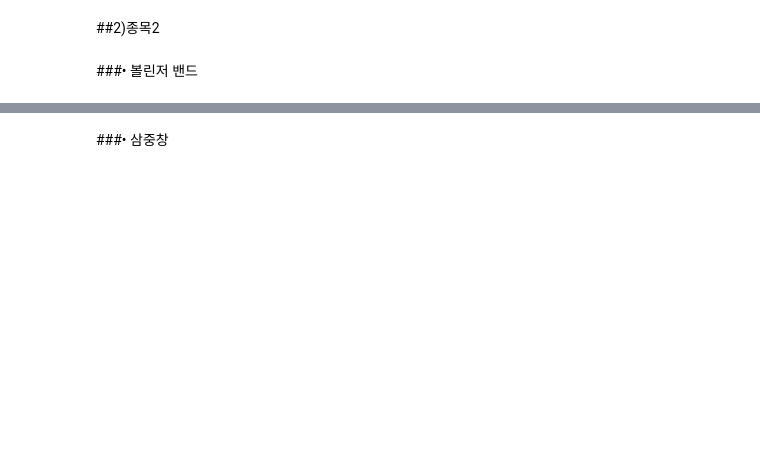
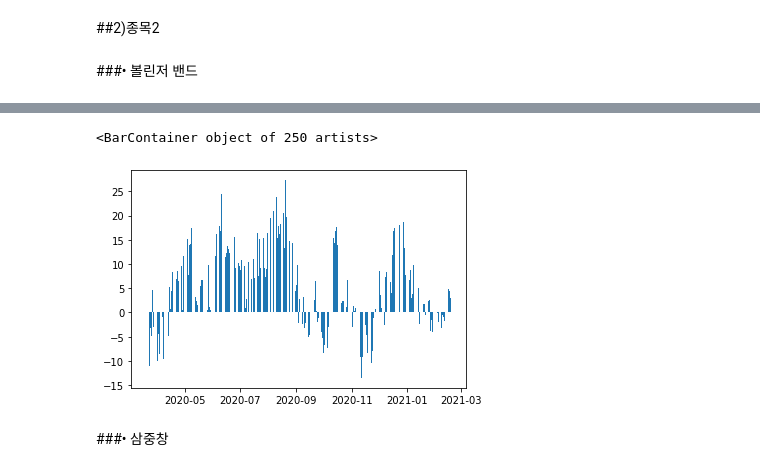
Before and after one commit to DongjunYou/PersonalProject_TradingBot, a Jupyter notebook: 2.Analytics/21.1Q_Report.ipynb, the cells around one changed output, grey strips where cells are left out. Saved outputs shown, nothing was run; the diff lists cells and outputs as text; code cells hidden in the pictures; blank space fills up the shorter version.

```diff
--- a/2.Analytics/21.1Q_Report.ipynb
+++ b/2.Analytics/21.1Q_Report.ipynb
@@ -88,13 +109,15 @@ max_sharpe
 # %% [markdown]
 ###• 볼린저 밴드
 # %%
-df['MA20']=df['Close'].rolling(window=20,min_periods=1).mean() #볼린저밴드자체는 MA20으로 만든다
-std=df['Close'].rolling(window=20,min_periods=1).std() #둘다 close rolling해서 만든다
-std.fillna(method='bfill',inplace=True) #std만 초깃값이 빈다
+df=df1[['Open','High','Low','Close','Volume']]
+df=df.iloc[-251:-1]
+df['MA20']=df['Close'].rolling(window=20,min_periods=1).mean()
+std=df['Close'].rolling(window=20,min_periods=1).std()
+std.fillna(method='bfill',inplace=True)
 df['Upper']=df['MA20']+2*std
 df['Lower']=df['MA20']-2*std
 df['%B']=100*(df.Close-df.Lower)/(df.Upper-df.Lower)
-df['TP']=(df['High']+df['Lower']+df['Close'])/3 #MFI만 필요한 수치
+df['TP']=(df['High']+df['Lower']+df['Close'])/3
 df['PMF']=0
 df['NMF']=0
 df
@@ -166,2 +264,9 @@ print('매도시점:',sell)
+# %%
+intensity=df.Volume*(2*df.Close-df.High-df.Low)/(df.High-df.Low)
+df['%I']=100*intensity.rolling(window=20).sum()/df.Volume.rolling(window=20).sum()
+plt.bar(df.index,df['%I'],label='%I in 20days')
+# %% [output]
+<BarContainer object of 250 artists>
+[figure, added]
 # %% [markdown]
 ###• 삼중창
```
Also changed, not shown: parts of 38 cells of this notebook.
